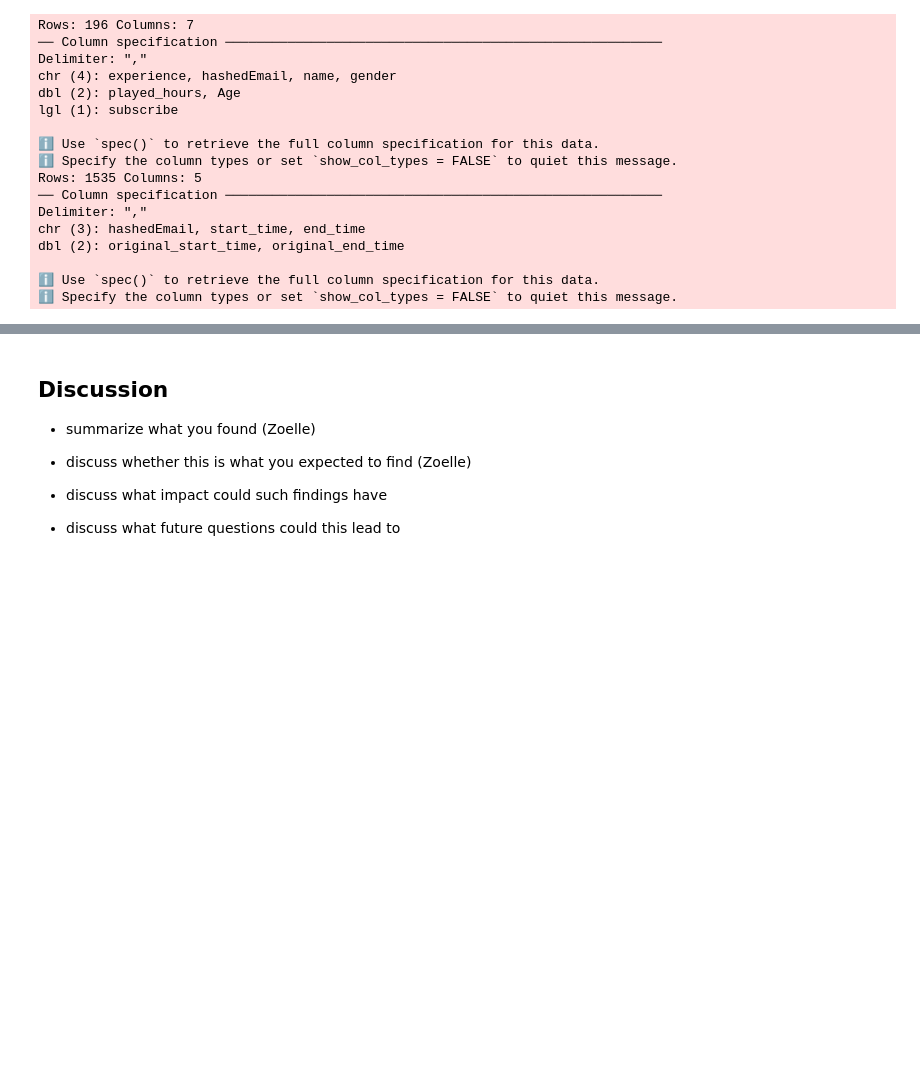
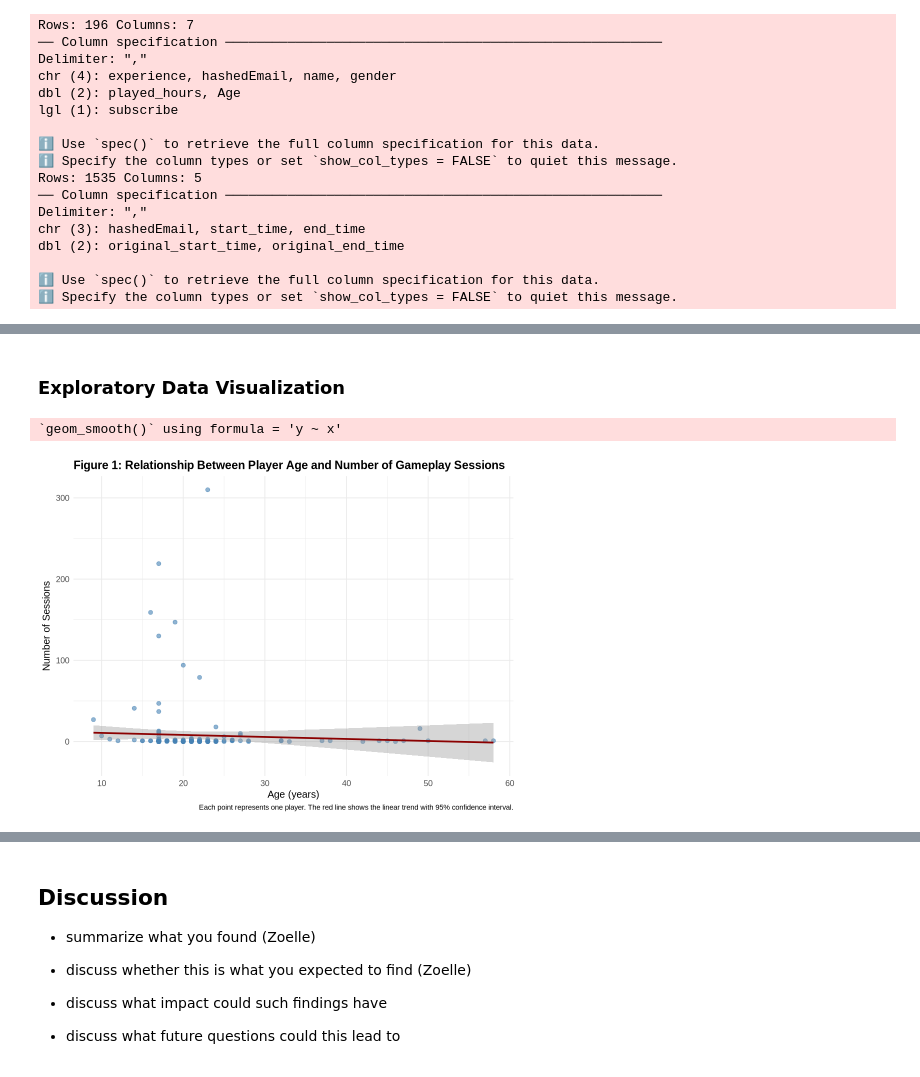
Before and after one commit to glarson5/dsci-100-group-project, a Jupyter notebook: Project Report.ipynb, the cells around one changed output, grey strips where cells are left out. Saved outputs shown, nothing was run; the diff lists cells and outputs as text; code cells hidden in the pictures; blank space fills up the shorter version.

Commit message:
Added Data folder with CSV files and implemented data wrangling, cleaning, summary stats, and visualization steps

```diff
--- a/Project Report.ipynb
+++ b/Project Report.ipynb
@@ -67,0 +53,19 @@ dbl (2): original_start_time, original_end_time
+# %%
+# Count sessions per player
+session_counts <- sessions_data |>
+  filter(!is.na(end_time)) |>
+  group_by(hashedEmail) |>
+  summarise(num_sessions = n())
+
+# Join with player data and clean
+analysis_data <- players_data |>
+  left_join(session_counts, by = "hashedEmail") |>
+  mutate(
+    num_sessions = replace_na(num_sessions, 0),
+    Age = as.numeric(Age)
+  ) |>
+  filter(!is.na(Age))
+
+# Display summary
+cat("Cleaned dataset contains", nrow(analysis_data), "players with complete age data\n")
+cat("Players with at least one session:", sum(analysis_data$num_sessions > 0), "\n")
@@ -67,0 +133,25 @@ dbl (2): original_start_time, original_end_time
+# %% [markdown]
+### Exploratory Data Visualization
+# %%
+# Set figure size for better readability
+options(repr.plot.width = 8, repr.plot.height = 6)
+
+# Create scatter plot with regression line
+ggplot(analysis_data, aes(x = Age, y = num_sessions)) +
+  geom_point(alpha = 0.6, color = "steelblue", size = 2) +
+  geom_smooth(method = "lm", se = TRUE, color = "darkred", linewidth = 1) +
+  labs(
+    title = "Figure 1: Relationship Between Player Age and Number of Gameplay Sessions",
+    x = "Age (years)",
+    y = "Number of Sessions",
+    caption = "Each point represents one player. The red line shows the linear trend with 95% confidence interval."
+  ) +
+  theme_minimal() +
+  theme(
+    plot.title = element_text(size = 14, face = "bold"),
+    axis.title = element_text(size = 12),
+    axis.text = element_text(size = 10)
+  )
+# %% [output]
+`geom_smooth()` using formula = 'y ~ x'
+[figure, added]
```
Also changed, not shown: parts of 8 cells of this notebook, 2 other files.
